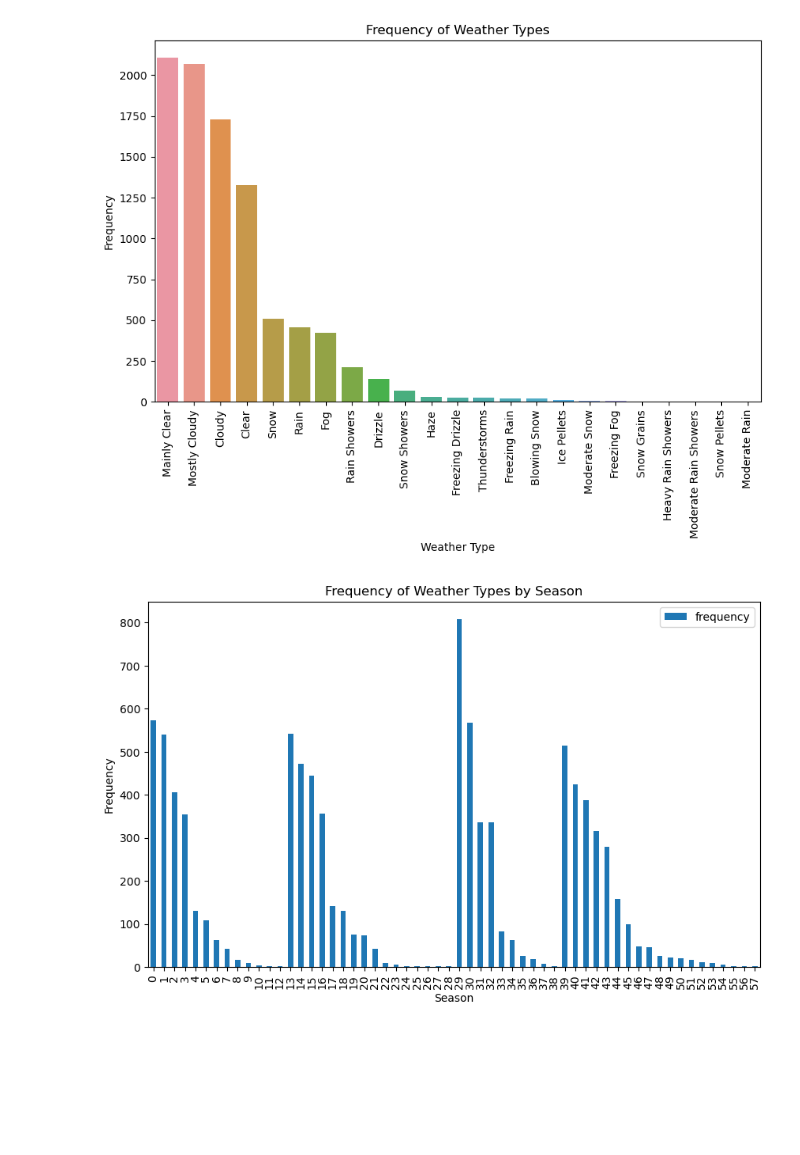
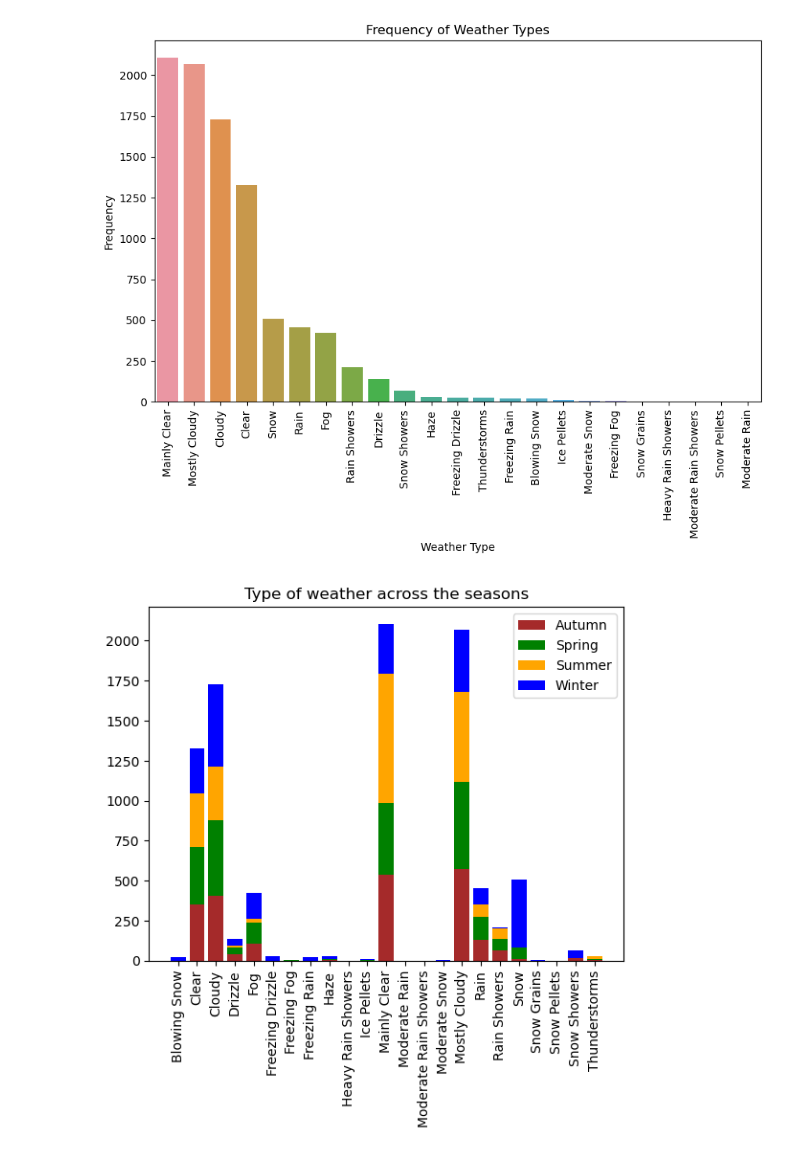
Before and after one commit to B-M-S-West/Weather-Data-Project, a Jupyter notebook: Weather-Data-Project.ipynb, the cells around one changed output. Saved outputs shown, nothing was run; the diff lists cells and outputs as text; code cells hidden in the pictures; blank space fills up the shorter version.

Commit message:
Update to 'Weather-Data-Project.ipynb'
Now includes stacked bar chart with seasons created, as well as four separate weather type bar charts for the different seasons.

```diff
--- a/Weather-Data-Project.ipynb
+++ b/Weather-Data-Project.ipynb
@@ -168,18 +168,41 @@ data['Weather'] = data['Weather'].str.split(',')
 
 # Explode the DataFrame on 'weather_type' to separate out the values
 exploded_df = data.explode('Weather')
+# %%
+# Count the frequency of each value for each season
+value_counts = exploded_df.groupby('season')['Weather'].value_counts()
+
+# Reset the index
+value_counts = value_counts.reset_index(name='frequency')
+
+# Pivot the DataFrame
+pivot_df = value_counts.pivot(index='Weather', columns='season', values='frequency')
+
+# Fill NaN values with 0
+pivot_df = pivot_df.fillna(0)
+
+# Reset the index again
+pivot_df = pivot_df.reset_index()
 # %%
-# Count the frequency of each value for each season
-value_counts = exploded_df.groupby('season')['Weather'].value_counts()
+# Create a new figure
+fig, ax = plt.subplots()
 
-# Reset the index
-value_counts = value_counts.reset_index(name='frequency')
+# Create the stacked bar chart
+ax.bar(pivot_df['Weather'], pivot_df['Autumn'], label='Autumn', color = 'Brown')
+ax.bar(pivot_df['Weather'], pivot_df['Spring'], bottom=pivot_df['Autumn'], label='Spring', color = 'Green')
+ax.bar(pivot_df['Weather'], pivot_df['Summer'], bottom=pivot_df['Autumn']+pivot_df['Spring'], label='Summer', color = 'Orange')
+ax.bar(pivot_df['Weather'], pivot_df['Winter'], bottom=pivot_df['Autumn']+pivot_df['Spring']+pivot_df['Summer'], label='Winter', color = 'Blue')
 
-# Plotting
-value_counts.plot(kind='bar', stacked=True, figsize=(10, 6))
-plt.xlabel('Season')
-plt.ylabel('Frequency')
-plt.title('Frequency of Weather Types by Season')
+# Add a legend
+ax.legend()
+
+# Add a title
+ax.set_title('Type of weather across the seasons')  # replace with your actual title
+
+# Rotate x-axis labels for better visibility
+plt.xticks(rotation=90)
+
+# Display the plot
 plt.show()
 # %% [output]
-[figure, old version]
+[figure, new version]
```
Also changed, not shown: parts of 1 cell of this notebook.
